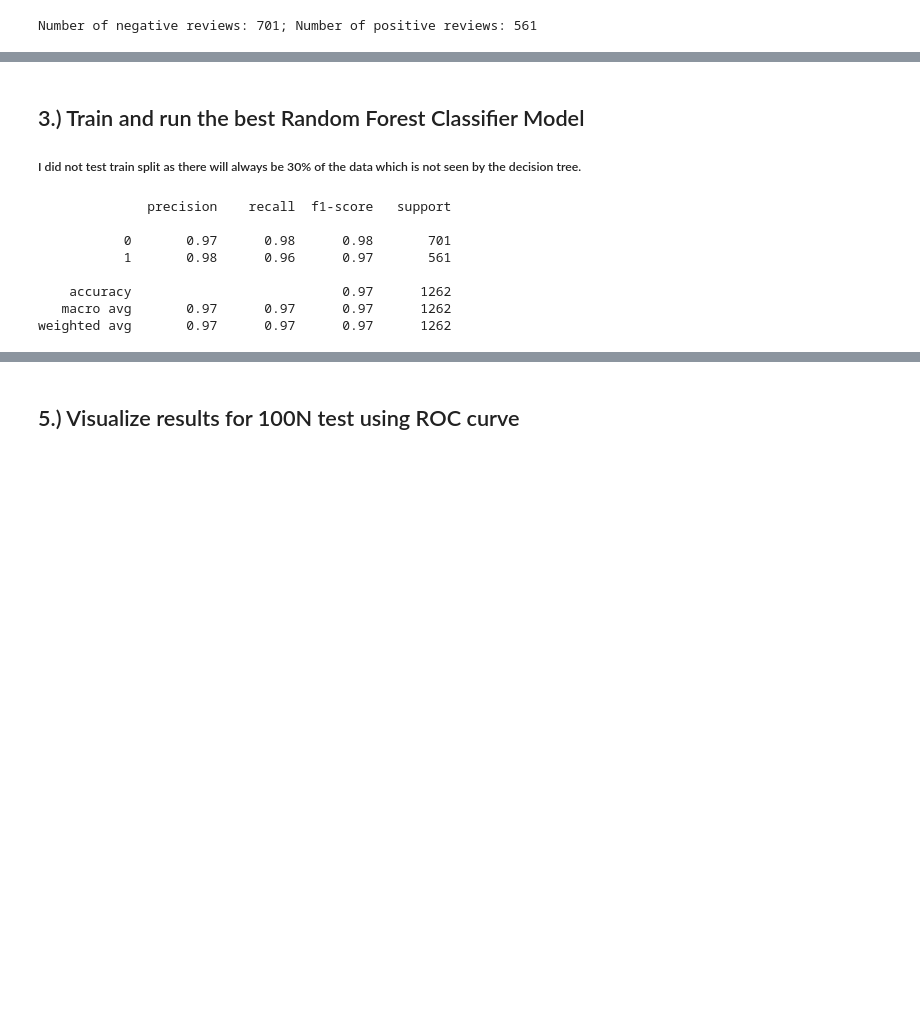
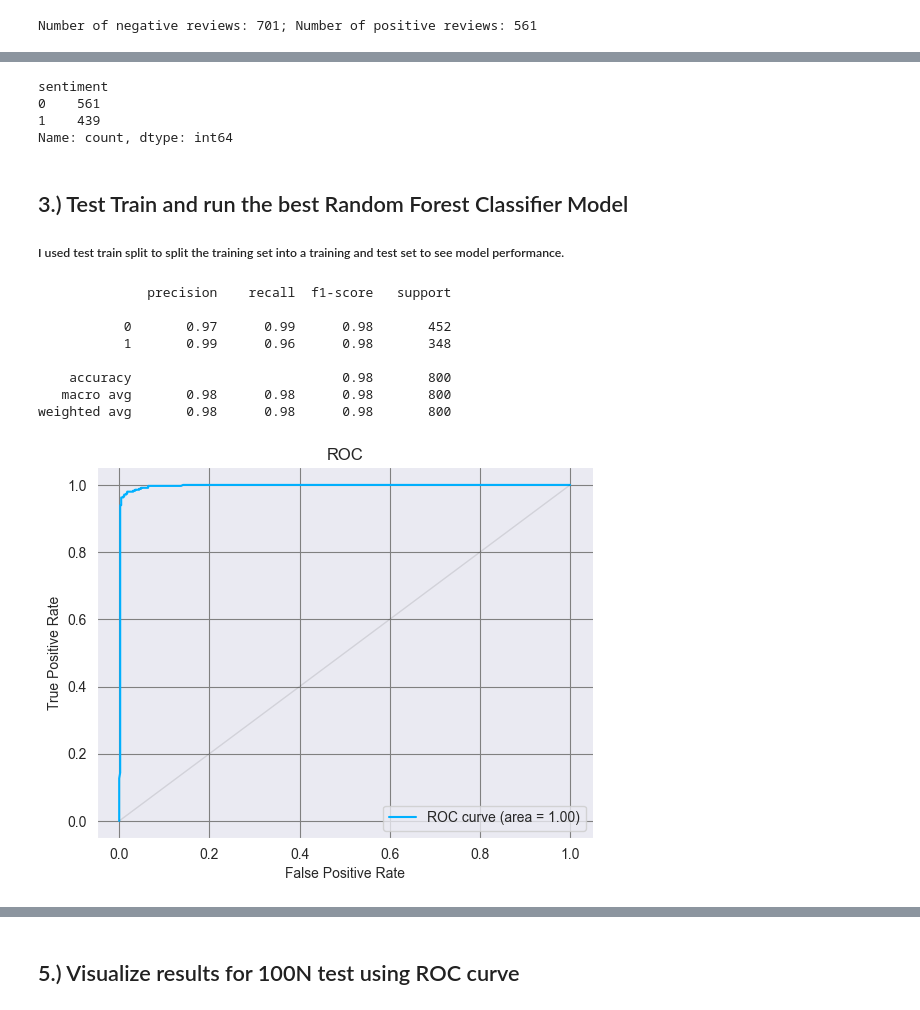
Before and after one commit to JSapun/YelpReviewClassification, a Jupyter notebook: Code/04_tuneRF.ipynb, the cells around one changed output, grey strips where cells are left out. Cells and saved outputs as stored; diff of their text form; code cells hidden in the pictures; blank space fills up the shorter version.

```diff
--- a/Code/04_tuneRF.ipynb
+++ b/Code/04_tuneRF.ipynb
@@ -31,0 +34,8 @@ Number of negative reviews: 701; Number of positive reviews: 561
+# %%
+subset = subset.sample(1000)
+subset.sentiment.value_counts()
+# %% [output]
+sentiment
+0    561
+1    439
+Name: count, dtype: int64
@@ -32,3 +47,3 @@ Number of negative reviews: 701; Number of positive reviews: 561
 # %% [markdown]
-## 3.) Train and run the best Random Forest Classifier Model
-##### I did not test train split as there will always be 30% of the data which is not seen by the decision tree.
+## 3.) Test Train and run the best Random Forest Classifier Model
+##### I used test train split to split the training set into a training and test set to see model performance.
@@ -39,17 +56,21 @@ X_train = np.stack(X, axis=0) # Expand the array for model
 # %%
 # Initialize RF model with 500 trees, a max depth of 10 (not too much as it will overfit) and max_feature of 2. Other parameters were tested to find the best ones.
-pipeline_rf = RandomForestClassifier(oob_score=True,n_estimators=500,max_depth=10,max_features=2,criterion='entropy',n_jobs=-1)
-pipeline_rf = pipeline_rf.fit(X_train, y)
+pipeline_rf = RandomForestClassifier(n_estimators=500,max_depth=9,max_features=3,criterion='entropy',n_jobs=-1)
+pipeline_rf = pipeline_rf.fit(X_train, y_train)
+
+# Training Set
 y_pred_train_rf = pipeline_rf.predict(X_train)
-
 # Reported average results will be shown in 05_testPKL.ipynb
-print(classification_report(y,y_pred_train_rf))
+print(classification_report(y_train,y_pred_train_rf))
+y_score = pipeline_rf.predict_proba(X_train) # Predict estimates for all classes
+roc = plot.ROC.from_raw_data(y_train, y_score) # Using sklearn ROC plot function
 # %% [output]
               precision    recall  f1-score   support
 
-           0       0.97      0.98      0.98       701
-           1       0.98      0.96      0.97       561
+           0       0.97      0.99      0.98       452
+           1       0.99      0.96      0.98       348
 
-    accuracy                           0.97      1262
-   macro avg       0.97      0.97      0.97      1262
-weighted avg       0.97      0.97      0.97      1262
+    accuracy                           0.98       800
+   macro avg       0.98      0.98      0.98       800
+weighted avg       0.98      0.98      0.98       800
+[figure, added]
```
Also changed, not shown: parts of 10 cells of this notebook, 2 other files.
